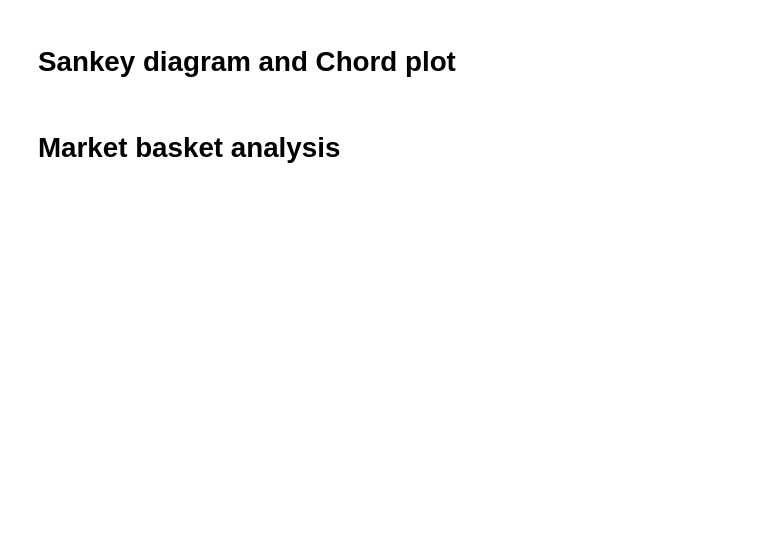
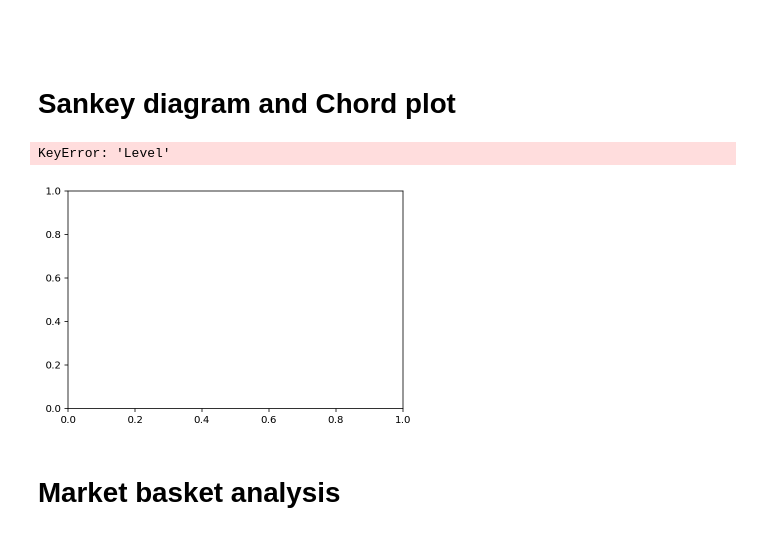
Before and after one commit to buu-nguyen/PIB3-SocialNetworkAnalysis, a Jupyter notebook: SNA-Python.ipynb, the cells around one changed output. Saved outputs shown, nothing was run; the diff lists cells and outputs as text; code cells hidden in the pictures; blank space fills up the shorter version.

```diff
--- a/SNA-Python.ipynb
+++ b/SNA-Python.ipynb
@@ -139,3 +190,5 @@ True
+# %% [markdown]
+###
 # %% [markdown]
 # Sankey diagram and Chord plot
 # %%
@@ -161,3 +212,12 @@ fig.show()
+# %%
+import nxviz as nv
+from nxviz import annotate
+
+nv.circos(G, group_by="Level", node_color_by="Level")
+annotate.circos_group(G, group_by="Level")
+# %% [output]
+KeyError: 'Level'
+[figure, added]
 # %% [markdown]
 # Market basket analysis
 # %%
```
Also changed, not shown: parts of 27 cells of this notebook, 9 other files.
